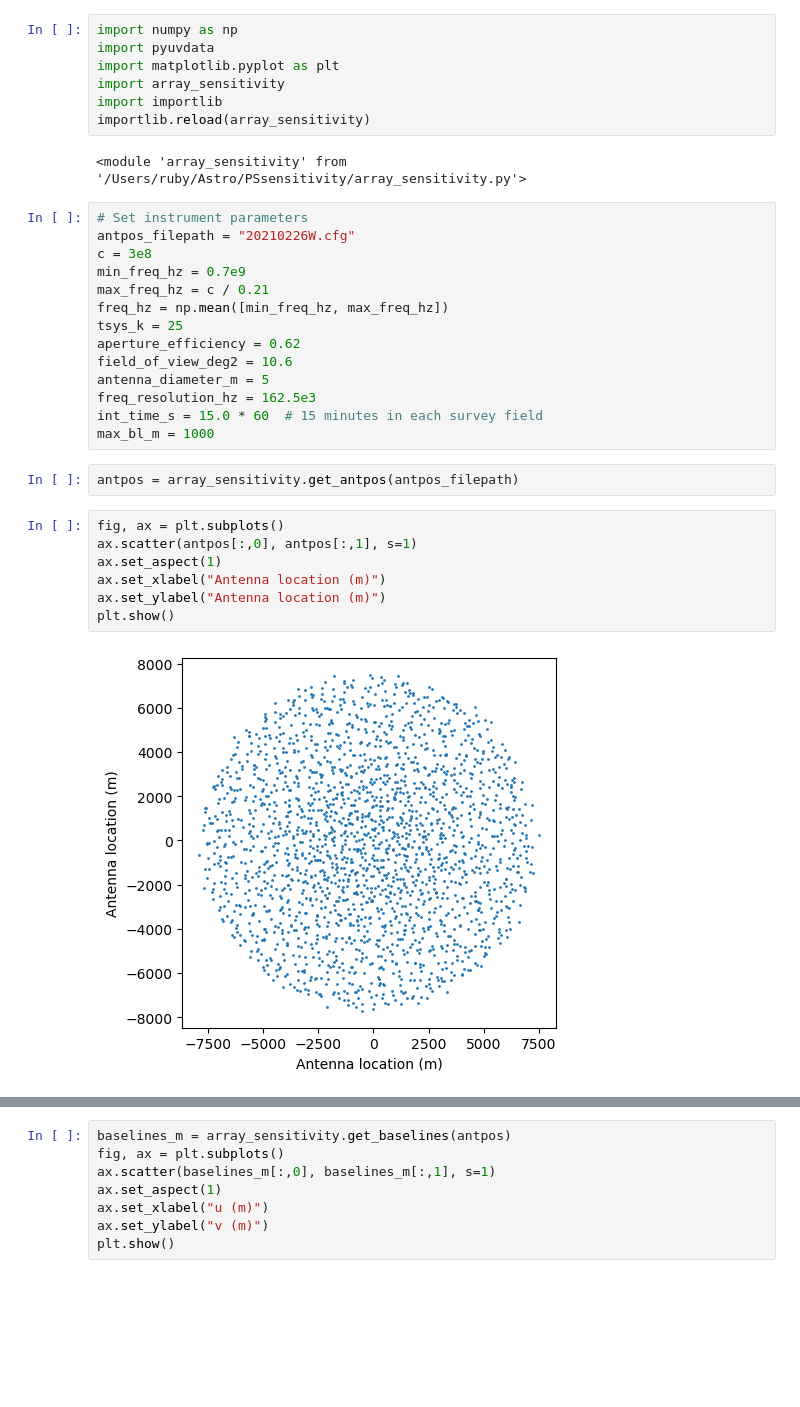
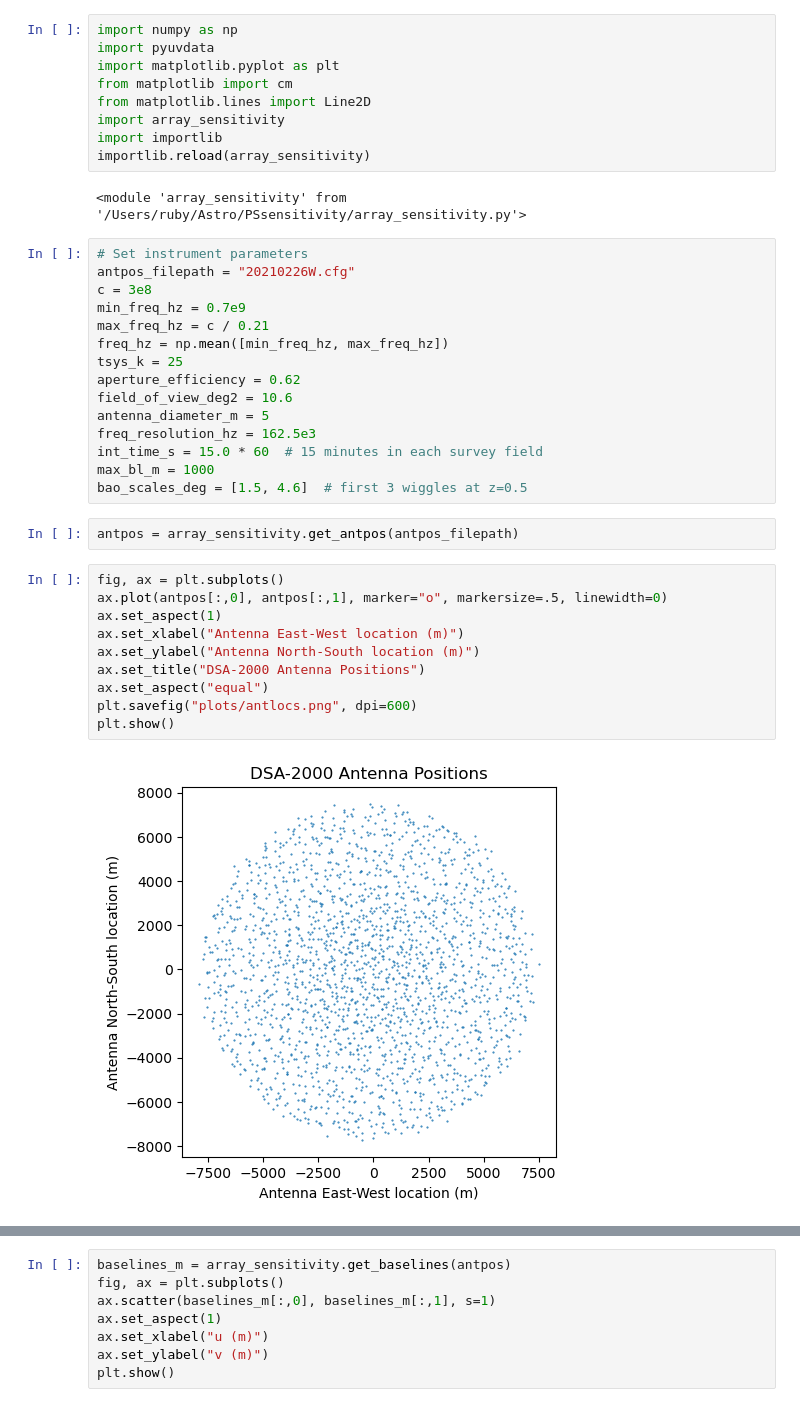
Before and after one commit to rlbyrne/PSsensitivity, a Jupyter notebook: plot_DSA2000_sensitivity.ipynb, the cells around one changed output, grey strips where cells are left out. Cells and saved outputs as stored; diff of their text form; blank space fills up the shorter version.

Commit message:
updated sensitivity plotting

```diff
--- a/plot_DSA2000_sensitivity.ipynb
+++ b/plot_DSA2000_sensitivity.ipynb
@@ -2,6 +2,8 @@
 import numpy as np
 import pyuvdata
 import matplotlib.pyplot as plt
+from matplotlib import cm
+from matplotlib.lines import Line2D
 import array_sensitivity
 import importlib
 importlib.reload(array_sensitivity)
@@ -21,14 +23,18 @@ antenna_diameter_m = 5
 freq_resolution_hz = 162.5e3
 int_time_s = 15.0 * 60  # 15 minutes in each survey field
 max_bl_m = 1000
+bao_scales_deg = [1.5, 4.6]  # first 3 wiggles at z=0.5
 # %%
 antpos = array_sensitivity.get_antpos(antpos_filepath)
 # %%
 fig, ax = plt.subplots()
-ax.scatter(antpos[:,0], antpos[:,1], s=1)
+ax.plot(antpos[:,0], antpos[:,1], marker="o", markersize=.5, linewidth=0)
 ax.set_aspect(1)
-ax.set_xlabel("Antenna location (m)")
-ax.set_ylabel("Antenna location (m)")
+ax.set_xlabel("Antenna East-West location (m)")
+ax.set_ylabel("Antenna North-South location (m)")
+ax.set_title("DSA-2000 Antenna Positions")
+ax.set_aspect("equal")
+plt.savefig("plots/antlocs.png", dpi=600)
 plt.show()
 # %% [output]
-[figure, old version]
+[figure, new version]
```
Also changed, not shown: parts of 22 cells of this notebook, 8 other files.
